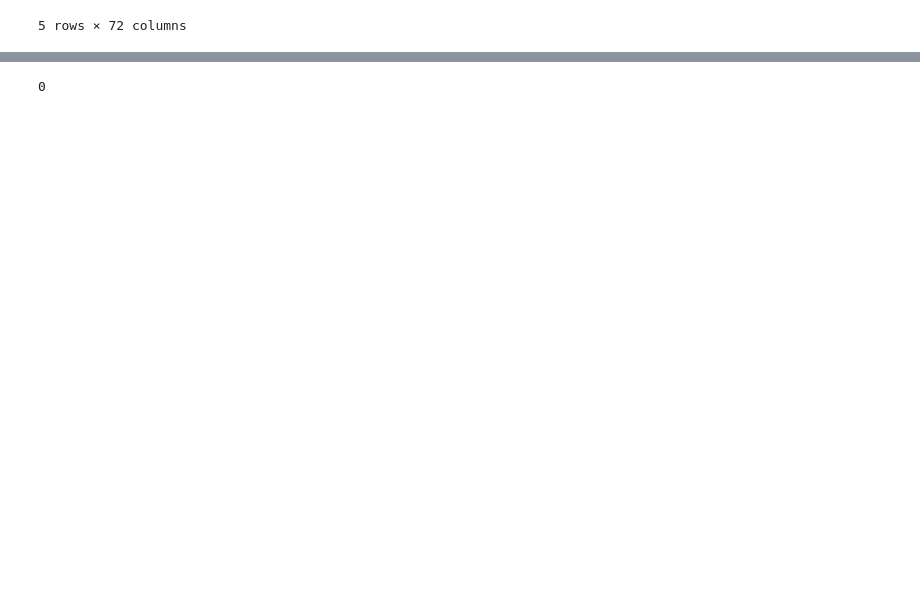
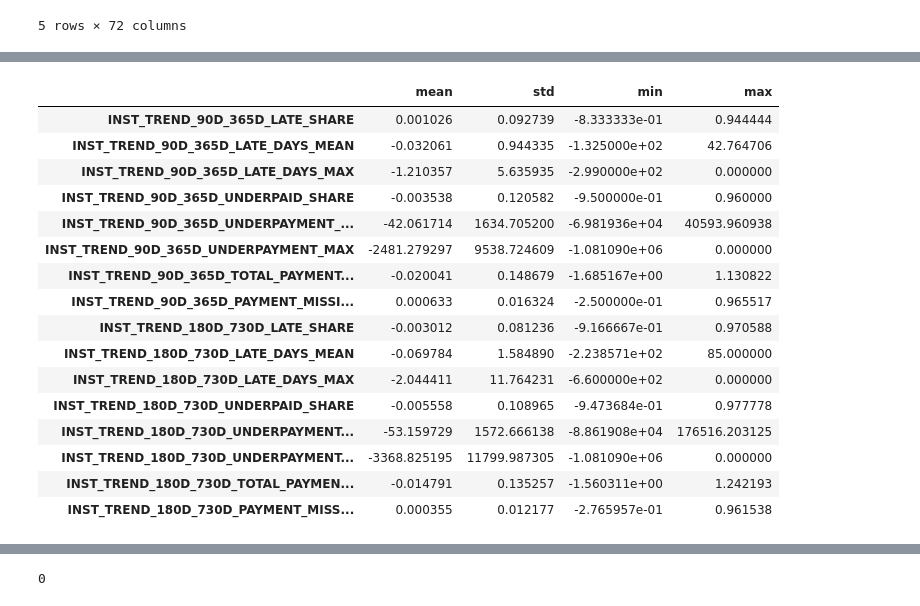
Before and after one commit to USL99/home-credit-default-risk, a Jupyter notebook: notebooks/03_feature_engineering.ipynb, the cells around one changed output, grey strips where cells are left out. Saved outputs shown, nothing was run; the diff lists cells and outputs as text; code cells hidden in the pictures; blank space fills up the shorter version.

```diff
--- a/notebooks/03_feature_engineering.ipynb
+++ b/notebooks/03_feature_engineering.ipynb
@@ -1339,0 +1942,27 @@ inst_window_features.head()
+# %%
+inst_trend_features = pd.DataFrame(index=inst_window_features.index)
+
+trend_pairs = [("90D", "365D"), ("180D", "730D")]
+trend_metrics = [
+    "LATE_SHARE",
+    "LATE_DAYS_MEAN",
+    "LATE_DAYS_MAX",
+
+    "UNDERPAID_SHARE",
+    "UNDERPAYMENT_MEAN",
+    "UNDERPAYMENT_MAX",
+
+    "TOTAL_PAYMENT_RATIO",
+    "PAYMENT_MISSING_SHARE"
+]
+
+
+for recent_window, long_window in trend_pairs:
+
+    for metric in trend_metrics:
+
+        recent_col = (f"INST_LAST_{recent_window}_{metric}")
+        long_col = (f"INST_LAST_{long_window}_{metric}")
+        trend_col = (f"INST_TREND_"f"{recent_window}_"f"{long_window}_"f"{metric}")
+
+        inst_trend_features[trend_col] = (inst_window_features[recent_col] - inst_window_features[long_col]).astype("float32")
@@ -1340 +2000,30 @@ inst_window_features.head()
+# %%
+display(
+    inst_trend_features.describe().T[
+        [
+            "mean",
+            "std",
+            "min",
+            "max"
+        ]
+    ]
+)
+# %% [output]
+|  | mean | std | min | max |
+| INST_TREND_90D_365D_LATE_SHARE | 0.001026 | 0.092739 | -8.333333e-01 | 0.944444 |
+| INST_TREND_90D_365D_LATE_DAYS_MEAN | -0.032061 | 0.944335 | -1.325000e+02 | 42.764706 |
+| INST_TREND_90D_365D_LATE_DAYS_MAX | -1.210357 | 5.635935 | -2.990000e+02 | 0.000000 |
+| INST_TREND_90D_365D_UNDERPAID_SHARE | -0.003538 | 0.120582 | -9.500000e-01 | 0.960000 |
+| INST_TREND_90D_365D_UNDERPAYMENT_... | -42.061714 | 1634.705200 | -6.981936e+04 | 40593.960938 |
+| INST_TREND_90D_365D_UNDERPAYMENT_MAX | -2481.279297 | 9538.724609 | -1.081090e+06 | 0.000000 |
+| INST_TREND_90D_365D_TOTAL_PAYMENT... | -0.020041 | 0.148679 | -1.685167e+00 | 1.130822 |
+| INST_TREND_90D_365D_PAYMENT_MISSI... | 0.000633 | 0.016324 | -2.500000e-01 | 0.965517 |
+| INST_TREND_180D_730D_LATE_SHARE | -0.003012 | 0.081236 | -9.166667e-01 | 0.970588 |
+| INST_TREND_180D_730D_LATE_DAYS_MEAN | -0.069784 | 1.584890 | -2.238571e+02 | 85.000000 |
+| INST_TREND_180D_730D_LATE_DAYS_MAX | -2.044411 | 11.764231 | -6.600000e+02 | 0.000000 |
+| INST_TREND_180D_730D_UNDERPAID_SHARE | -0.005558 | 0.108965 | -9.473684e-01 | 0.977778 |
+| INST_TREND_180D_730D_UNDERPAYMENT... | -53.159729 | 1572.666138 | -8.861908e+04 | 176516.203125 |
+| INST_TREND_180D_730D_UNDERPAYMENT... | -3368.825195 | 11799.987305 | -1.081090e+06 | 0.000000 |
+| INST_TREND_180D_730D_TOTAL_PAYMEN... | -0.014791 | 0.135257 | -1.560311e+00 | 1.242193 |
+| INST_TREND_180D_730D_PAYMENT_MISS... | 0.000355 | 0.012177 | -2.765957e-01 | 0.961538 |
 # %%
```
Also changed, not shown: parts of 79 cells of this notebook, 1 other file.
